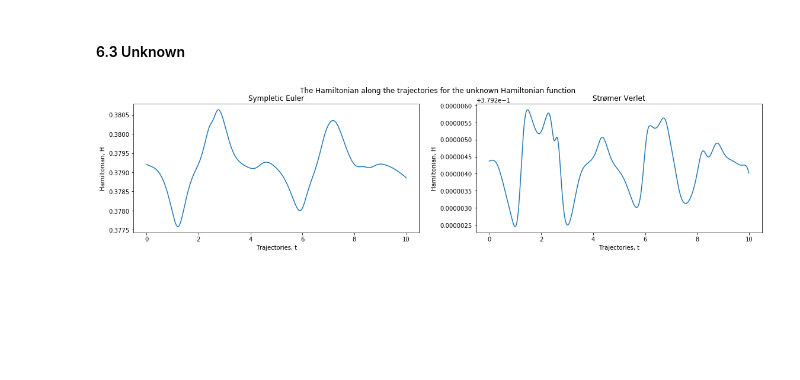
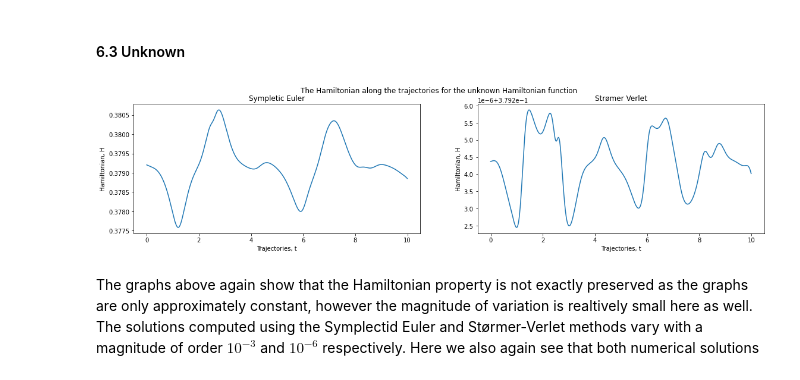
Before and after one commit to vivekapriyas/Function_Neural_Network, a Jupyter notebook: Project2.ipynb, the cells around one changed output. Drawn from its saved outputs; the diff is of its cells as text; code cells hidden in the pictures; blank space fills up the shorter version.

```diff
--- a/Project2.ipynb
+++ b/Project2.ipynb
@@ -1267,25 +1237,9 @@ p_StromerVerletU.resize((d0,len(tU)))
 q_StromerVerletU.resize((d0,len(tU)))
 T_net_StromerVerletU = testingAlgorithm(p_StromerVerletU, W_TT,b_TT,omega_TT,mu_TT, K, d_T, len(tU), h, sigma, eta, aTT, bTT)
 V_net_StromerVerletU = testingAlgorithm(q_StromerVerletU, W_VT,b_VT,omega_VT,mu_VT, K, d_T, len(tU), h, sigma, eta, aVT, bVT)
-# %%
-fig, axs = plt.subplots(1, 2)
-fig.set_figheight(4)
-fig.set_figwidth(19)
-
-ax = axs[0]
-ax.plot(tU,T_net_sympEulerU+V_net_sympEulerU)
-ax.set_title("Sympletic Euler")
-ax.set_xlabel("Trajectories, t")
-ax.set_ylabel("Hamiltonian, H")
-
-ax = axs[1]
-ax.plot(tU,T_net_StromerVerletU+V_net_StromerVerletU)
-ax.set_title("Strømer Verlet")
-ax.set_xlabel("Trajectories, t")
-ax.set_ylabel("Hamiltonian, H")
-
-fig.suptitle("The Hamiltonian along the trajectories for the unknown Hamiltonian function")
-
-plt.show()
-# %% [output]
-[figure, removed]
+# %%
+plotTrajectories(tU, V_net_sympEulerU, T_net_sympEulerU, V_net_StromerVerletU, T_net_StromerVerletU,"unknown Hamiltonian function")
+# %% [output]
+[figure, added]
+# %% [markdown]
+The graphs above again show that the Hamiltonian property is not exactly preserved as the graphs are only approximately constant, however the magnitude of variation is realtively small here as well. The solutions computed using the Symplectid Euler and Størmer-Verlet methods vary with a magnitude of order $10^{-3}$ and $10^{-6}$ respectively. Here we also again see that both numerical solutions
```
Also changed, not shown: parts of 24 cells of this notebook, 1 other file.
